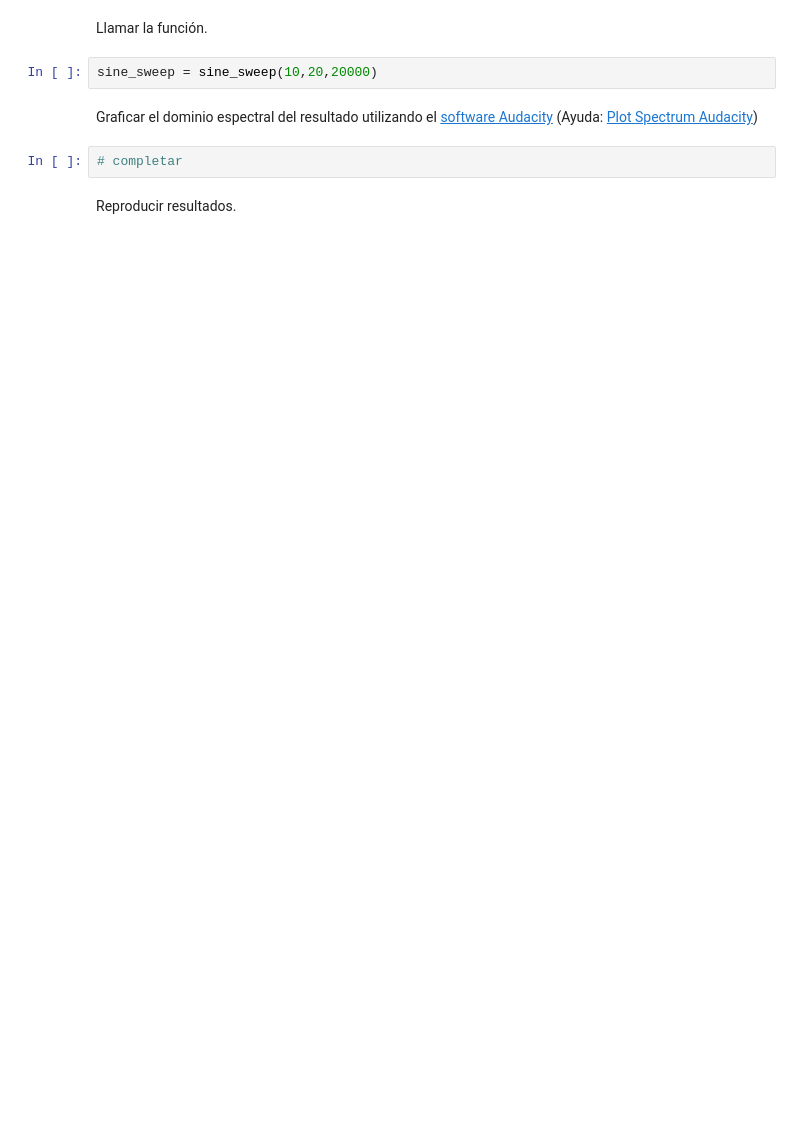
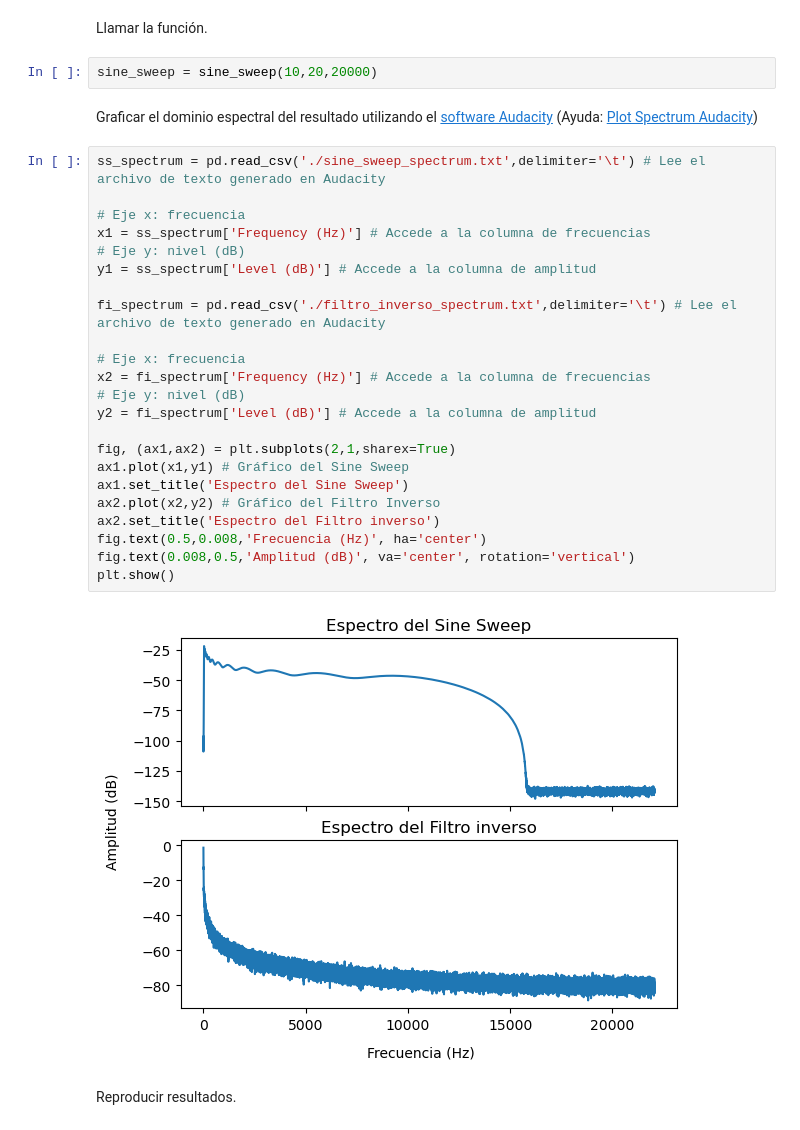
Before and after one commit to tyler-untref/tp_signal_systems, a Jupyter notebook: notebooks/primer_entrega.ipynb, the cells around one changed output. Cells and saved outputs as stored; diff of their text form; blank space fills up the shorter version.

```diff
--- a/notebooks/primer_entrega.ipynb
+++ b/notebooks/primer_entrega.ipynb
@@ -292,8 +312,31 @@ Llamar la función.
 sine_sweep = sine_sweep(10,20,20000)
 # %% [markdown]
 Graficar el dominio espectral del resultado utilizando el [software Audacity](https://www.audacityteam.org/) (Ayuda: [Plot Spectrum Audacity](https://manual.audacityteam.org/man/plot_spectrum.html))
-# %%
-# completar
+# %%
+ss_spectrum = pd.read_csv('./sine_sweep_spectrum.txt',delimiter='\t') # Lee el archivo de texto generado en Audacity
+
+# Eje x: frecuencia
+x1 = ss_spectrum['Frequency (Hz)'] # Accede a la columna de frecuencias
+# Eje y: nivel (dB)
+y1 = ss_spectrum['Level (dB)'] # Accede a la columna de amplitud
+
+fi_spectrum = pd.read_csv('./filtro_inverso_spectrum.txt',delimiter='\t') # Lee el archivo de texto generado en Audacity
+
+# Eje x: frecuencia
+x2 = fi_spectrum['Frequency (Hz)'] # Accede a la columna de frecuencias
+# Eje y: nivel (dB)
+y2 = fi_spectrum['Level (dB)'] # Accede a la columna de amplitud
+
+fig, (ax1,ax2) = plt.subplots(2,1,sharex=True)
+ax1.plot(x1,y1) # Gráfico del Sine Sweep
+ax1.set_title('Espectro del Sine Sweep')
+ax2.plot(x2,y2) # Gráfico del Filtro Inverso
+ax2.set_title('Espectro del Filtro inverso')
+fig.text(0.5,0.008,'Frecuencia (Hz)', ha='center')
+fig.text(0.008,0.5,'Amplitud (dB)', va='center', rotation='vertical')
+plt.show()
+# %% [output]
+[figure, added]
 # %% [markdown]
 Reproducir resultados.
 # %%
```
Also changed, not shown: parts of 7 cells of this notebook, 4 other files.
